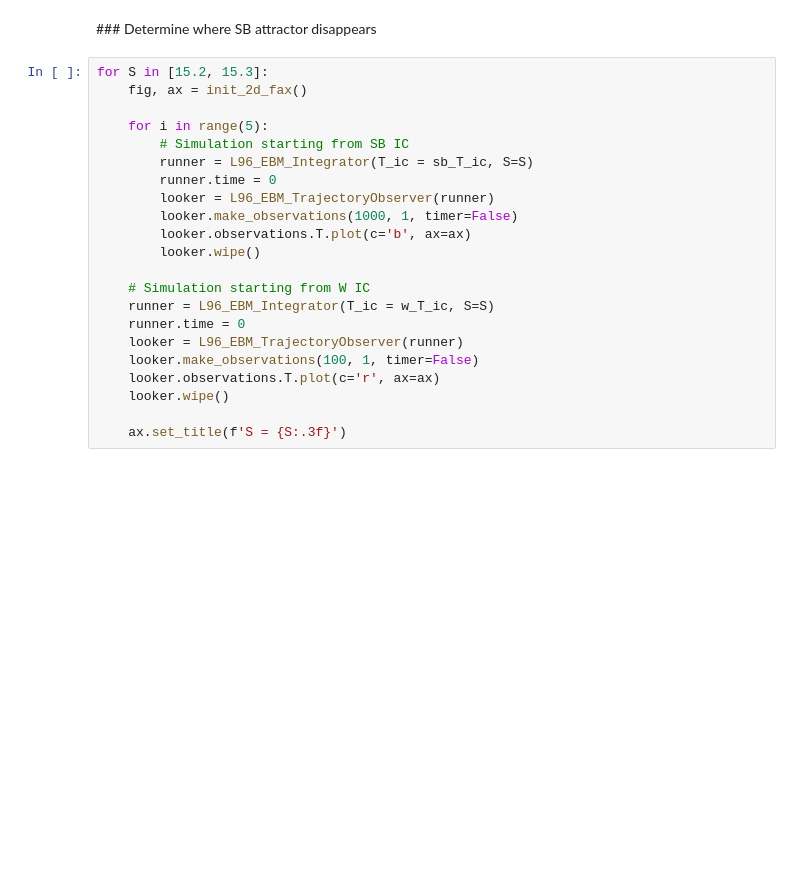
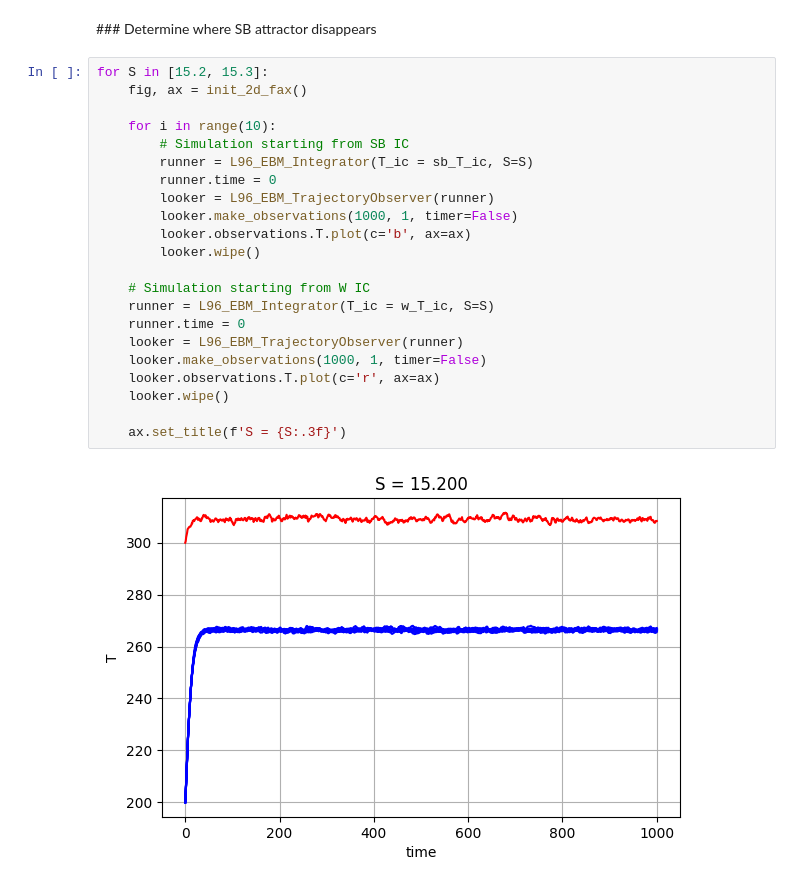
Before and after one commit to CalvinNesbitt/l96_ebm_boundary_crisis, a Jupyter notebook: notebooks/determine_tipping_points.ipynb, the cells around one changed output. Cells and saved outputs as stored; diff of their text form; blank space fills up the shorter version.

```diff
--- a/notebooks/determine_tipping_points.ipynb
+++ b/notebooks/determine_tipping_points.ipynb
@@ -59,22 +59,24 @@ for S in [7.75, 7.76]:
 # %%
 for S in [15.2, 15.3]:
     fig, ax = init_2d_fax()
 
-    for i in range(5):
+    for i in range(10):
         # Simulation starting from SB IC
         runner = L96_EBM_Integrator(T_ic = sb_T_ic, S=S)
         runner.time = 0
         looker = L96_EBM_TrajectoryObserver(runner)
         looker.make_observations(1000, 1, timer=False)
         looker.observations.T.plot(c='b', ax=ax)
         looker.wipe()
 
     # Simulation starting from W IC
     runner = L96_EBM_Integrator(T_ic = w_T_ic, S=S)
     runner.time = 0
     looker = L96_EBM_TrajectoryObserver(runner)
-    looker.make_observations(100, 1, timer=False)
+    looker.make_observations(1000, 1, timer=False)
     looker.observations.T.plot(c='r', ax=ax)
     looker.wipe()
 
     ax.set_title(f'S = {S:.3f}')
+# %% [output]
+[figure, added]
```
Also changed, not shown: parts of 1 cell of this notebook.
